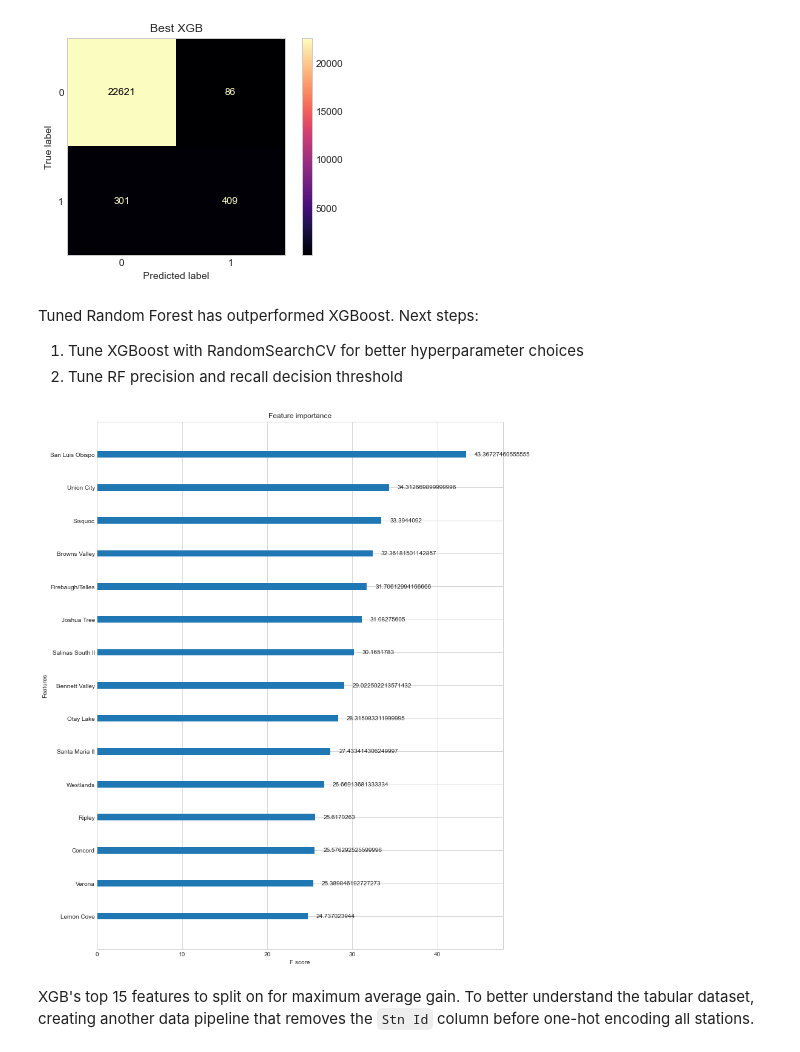
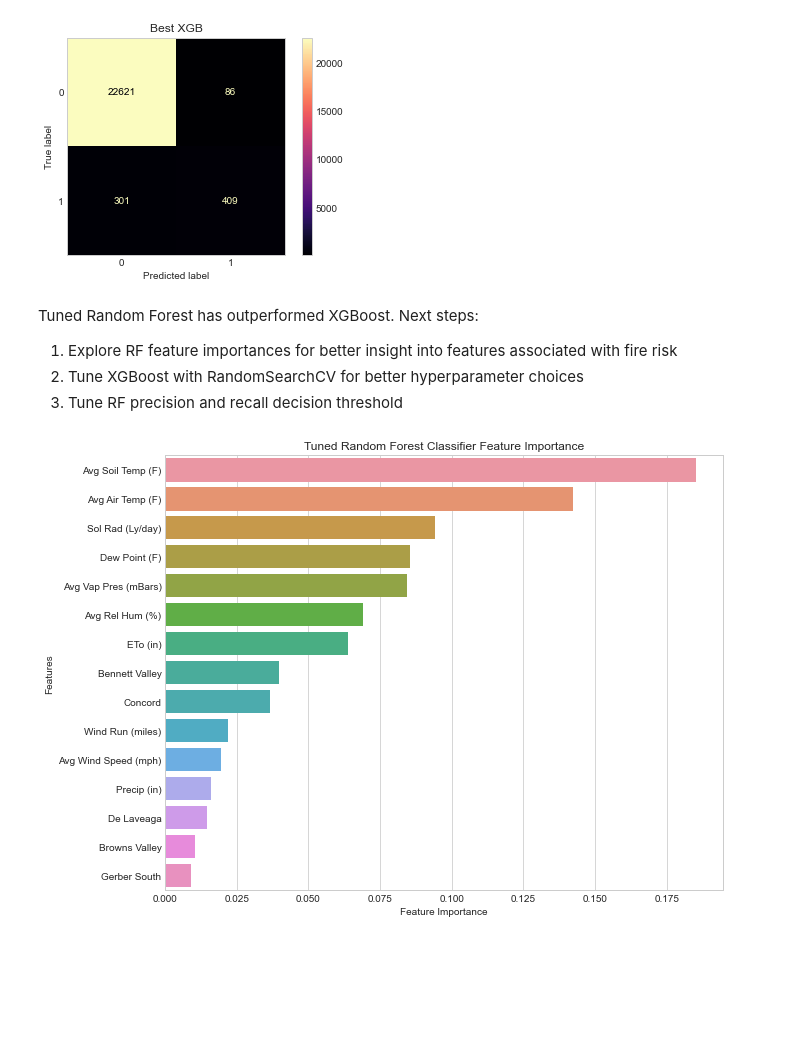
Before and after one commit to czaloumi/fire-risk-analysis, a Jupyter notebook: src/model-comparison.ipynb, the cells around one changed output. Cells and saved outputs as stored; diff of their text form; code cells hidden in the pictures; blank space fills up the shorter version.

Commit message:
adding rf feature importance

```diff
--- a/src/model-comparison.ipynb
+++ b/src/model-comparison.ipynb
@@ -283,18 +283,16 @@ plt.grid(False);
 [figure]
 # %% [markdown]
 Tuned Random Forest has outperformed XGBoost. Next steps:
-1. Tune XGBoost with RandomSearchCV for better hyperparameter choices
-2. Tune RF precision and recall decision threshold
+1. Explore RF feature importances for better insight into features associated with fire risk
+2. Tune XGBoost with RandomSearchCV for better hyperparameter choices
+3. Tune RF precision and recall decision threshold
+# %%
+plot_feature_importance(best_rf.feature_importances_, X_train.columns, "Tuned Random Forest Classifier")
+# %% [output]
+[figure, added]
 # %%
 from sklearn.metrics import precision_recall_curve
 
 def plot_precision_recall_vs_threshold(precisions, recalls, thresholds):
     plt.plot(thresholds, precisions[:-1], 'b--', label="Precision")
     plt.plot(thresholds, recall[:-1], 'g--', label='Recall')
-# %%
-fig, ax = plt.subplots(figsize=(12,16))
-plot_importance(best_xgb, ax=ax, max_num_features=15, importance_type='gain');
-# %% [output]
-[figure, removed]
-# %% [markdown]
-XGB's top 15 features to split on for maximum average gain. To better understand the tabular dataset, creating another data pipeline that removes the `Stn Id` column before one-hot encoding all stations.
```
Also changed, not shown: parts of 8 cells of this notebook, 2 other files.
